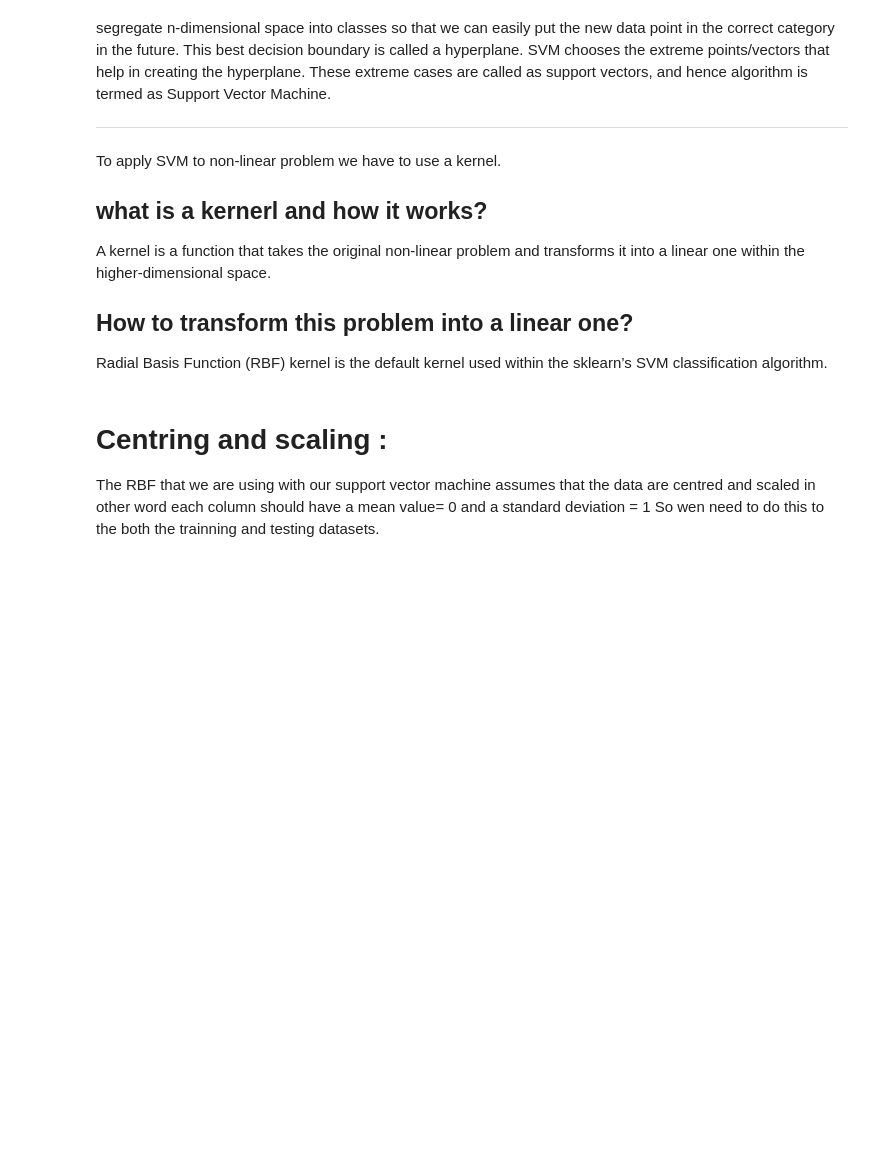
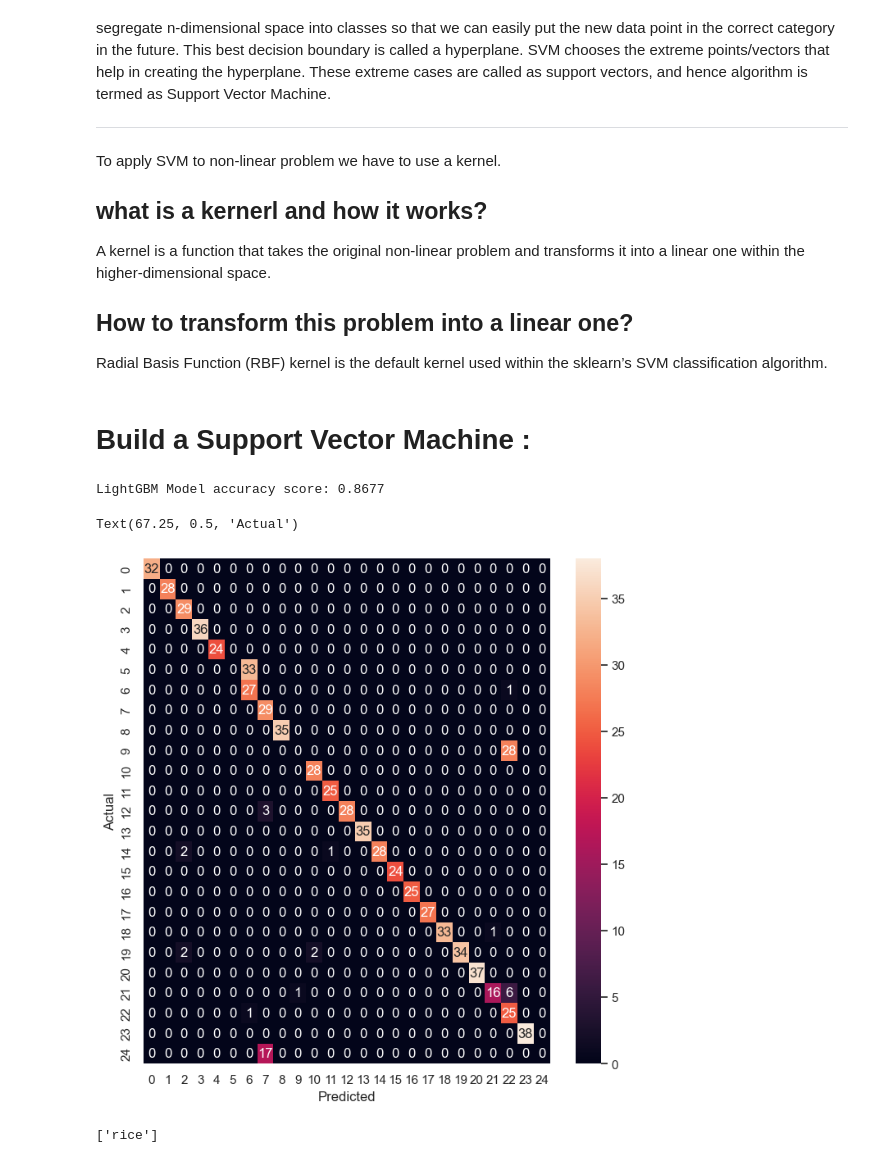
Before and after one commit to SOILCHECK/soil-check, a Jupyter notebook: model.ipynb, the cells around one changed output. Saved outputs shown, nothing was run; the diff lists cells and outputs as text; code cells hidden in the pictures; blank space fills up the shorter version.

```diff
--- a/model.ipynb
+++ b/model.ipynb
@@ -31,3 +34,0 @@ from sklearn.decomposition import PCA #to perform PCA to plot the data
-# %% [markdown]
-# Centring and scaling :
-The RBF that we are using with our support vector machine assumes that the data are centred and scaled in other word each column should have a mean value= 0 and a standard deviation = 1 So wen need to do this to the both the trainning and testing datasets.
@@ -36,0 +35,28 @@ X_test_scaled = scale(x_test);
+# %% [markdown]
+# Build a Support Vector Machine :
+# %%
+# train the model
+classifier = SVC(random_state=42)
+classifier.fit(X_train,y_train);#we have our training data, we feed it into the machine learning algorithm
+y_pred = classifier.predict(X_test);
+# %%
+
+accuracy = accuracy_score(y_pred, y_test)
+print('LightGBM Model accuracy score: {0:0.4f}'.format(accuracy_score(y_test, y_pred)))
+# %% [output]
+LightGBM Model accuracy score: 0.8677
+# %%
+
+confusion = confusion_matrix(y_test ,y_pred)
+plt.figure(figsize=(8,8))
+sns.heatmap(confusion,annot=True)
+plt.xlabel("Predicted")
+plt.ylabel("Actual")
+# %% [output]
+Text(67.25, 0.5, 'Actual')
+[figure, added]
+# %%
+names.sort()
+print(names[classifier.predict(([[90, 42, 43, 20.879744, 75, 5.5,220]]))])
+# %% [output]
+['rice']
```
Also changed, not shown: parts of 2 cells of this notebook, 1 other file.
